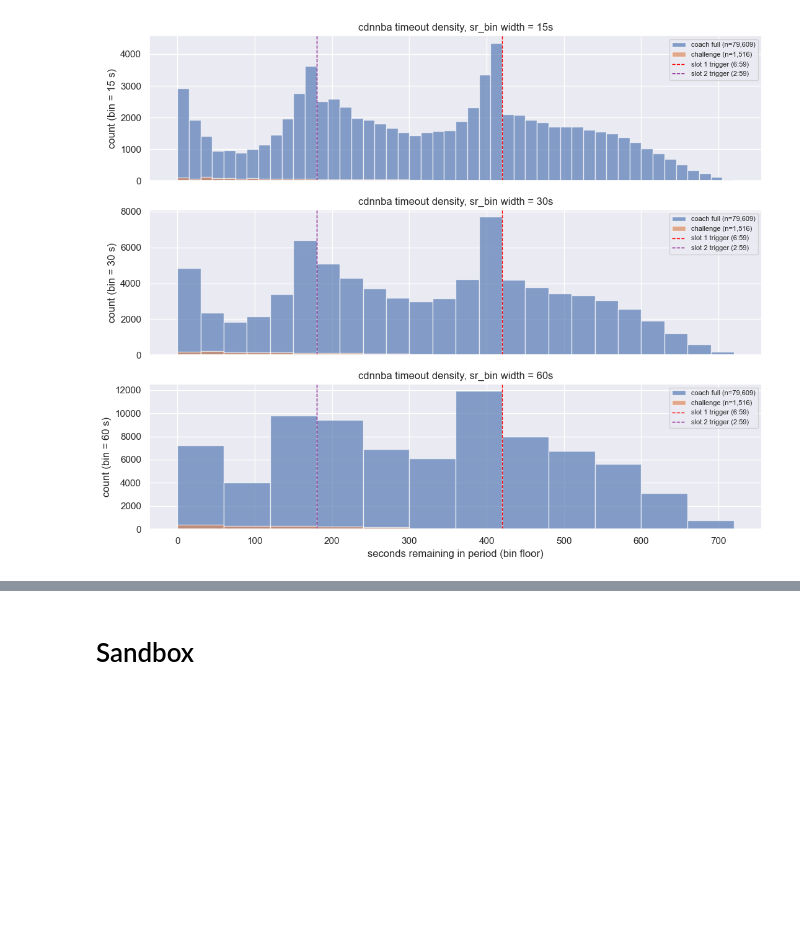
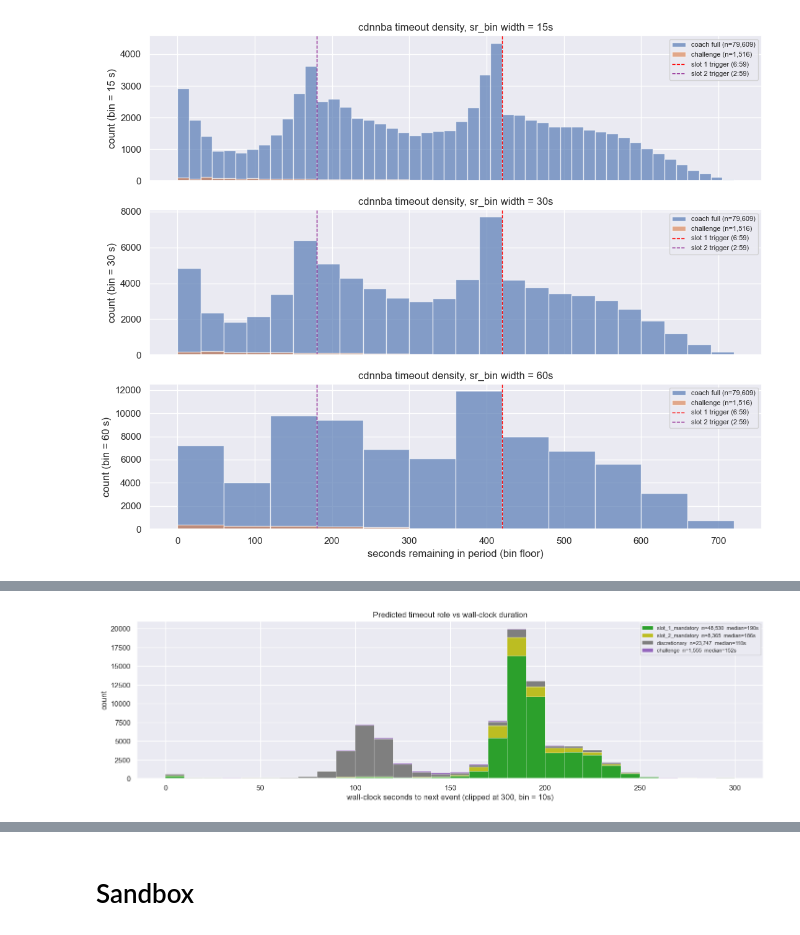
Before and after one commit to akseldkw07/NBA-Timeout-Impact, a Jupyter notebook: Notebooks/TV-Timeout-Injection.ipynb, the cells around one changed output, grey strips where cells are left out. Drawn from its saved outputs; the diff is of its cells as text; code cells hidden in the pictures; blank space fills up the shorter version.

```diff
--- a/Notebooks/TV-Timeout-Injection.ipynb
+++ b/Notebooks/TV-Timeout-Injection.ipynb
@@ -216,0 +147,4 @@ UKS_MPL.heatmap_df(confusion.drop(index="TOTAL", columns="TOTAL"))
+# %%
+figs["role_vs_duration"]
+# %% [output]
+[figure, added]
```
Also changed, not shown: parts of 49 cells of this notebook, 4 other files.
